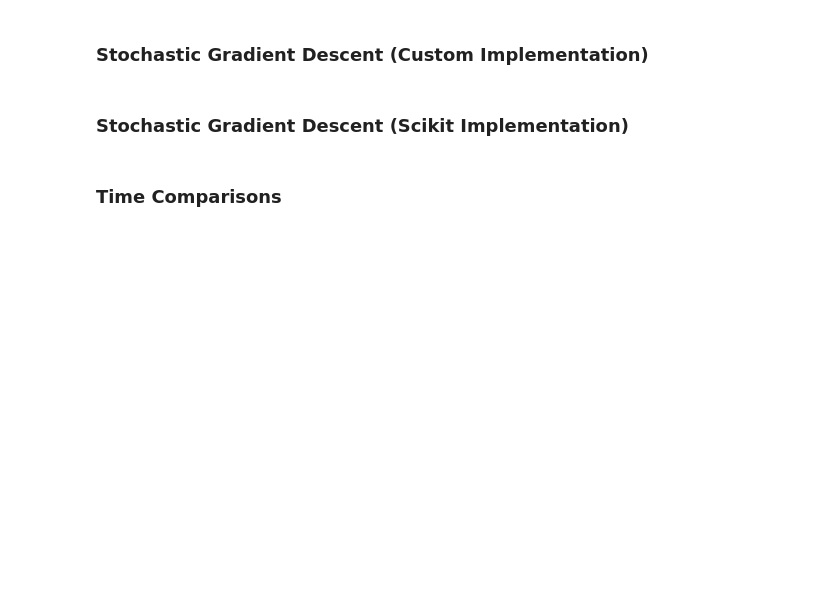
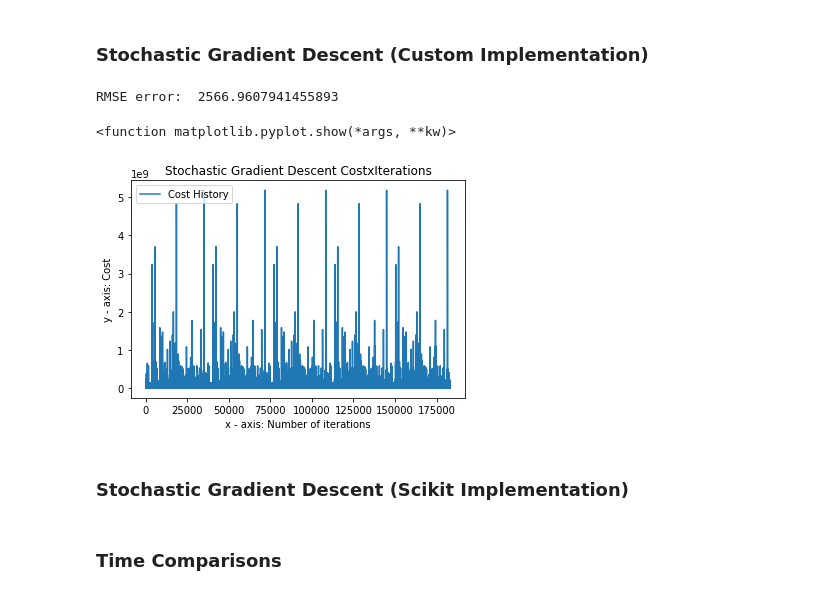
Before and after one commit to CarolCuba/ML-Project01, a Jupyter notebook: src/linear_regression.ipynb, the cells around one changed output. Cells and saved outputs as stored; diff of their text form; code cells hidden in the pictures; blank space fills up the shorter version.

```diff
--- a/src/linear_regression.ipynb
+++ b/src/linear_regression.ipynb
@@ -98,7 +98,8 @@ def stochastic_gradient_descent_regularized(X,Y,theta,alpha,iterations, reg_lamb
             cost_history[iteration*qut_samples+sample] = cost
         if (i != 0):
             break
-    return theta, cost_history, i
+    i = qut_samples*iterations
+    return theta, cost_history[0:i], i
 
 
 
@@ -351,31 +357,35 @@ plt.show
 # %% [markdown]
 ### Stochastic Gradient Descent (Custom Implementation)
 # %%
-alpha = 0.01
+alpha = 0.5
 iterations = 5
 reg_lambda = 10
 
 #Stochastic Gradient Descent
 start_time_custom = time.time()
 newTheta,cost_history, iterations_stochastic = stochastic_gradient_descent_regularized(train_df,Y_train,theta, alpha, iterations, reg_lambda)
 Y_pred = validation_df.dot(newTheta)
 custom_stochastic_gd_rmse = rmse(Y_validation,Y_pred)
 custom_stochastic_gd_time = time.time() - start_time_custom
 
 print("RMSE error: ",custom_stochastic_gd_rmse)
 
 #Ploting the data
 plt.plot(np.arange(iterations_stochastic), cost_history, label = "Cost History")
 
 # naming the x axis
 plt.xlabel('x - axis: Number of iterations')
 # naming the y axis
 plt.ylabel('y - axis: Cost')
 plt.legend()
 
 # giving a title to my graph
 plt.title('Stochastic Gradient Descent CostxIterations')
 plt.show
+# %% [output]
+RMSE error:  2566.9607941455893
+<function matplotlib.pyplot.show(*args, **kw)>
+[figure, added]
 # %% [markdown]
 ### Stochastic Gradient Descent (Scikit Implementation)
 # %%
```
Also changed, not shown: parts of 5 cells of this notebook, 4 other files.
